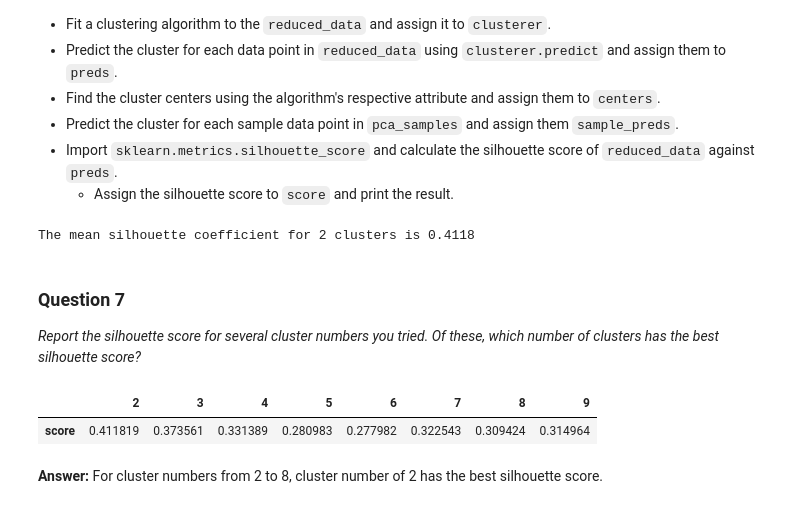
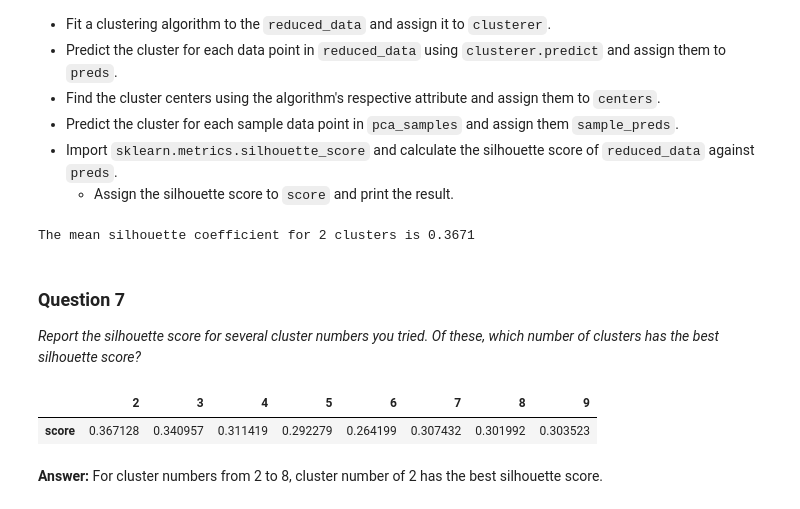
Before and after one commit to yanfei-wu/ml_udacity, a Jupyter notebook: customer_segments/customer_segments.ipynb, the cells around one changed output. Cells and saved outputs as stored; diff of their text form; code cells hidden in the pictures.

```diff
--- a/customer_segments/customer_segments.ipynb
+++ b/customer_segments/customer_segments.ipynb
@@ -446,27 +450,27 @@ centers = clusterer.means_
 sample_preds = clusterer.predict(pca_samples)
 
 # TODO: Calculate the mean silhouette coefficient for the number of clusters chosen
-score = silhouette_score(reduced_data, preds)
+score = silhouette_score(reduced_data, preds, metric='mahalanobis') # use same distance metric as GMM
 print("The mean silhouette coefficient for 2 clusters is {}".format(round(score, 4)))
 # %% [output]
-The mean silhouette coefficient for 2 clusters is 0.4118
+The mean silhouette coefficient for 2 clusters is 0.3671
 # %% [markdown]
 ### Question 7
 *Report the silhouette score for several cluster numbers you tried. Of these, which number of clusters has the best silhouette score?*
 # %%
 def try_cluster_numbers(max_cluster_number):
     '''output silhouette scores for cluster numbers from 2 to max_cluster_number'''
     score = {}
     for n in range(2, max_cluster_number + 1):
         clusterer = GMM(n_components=n, random_state=42)
         clusterer.fit(reduced_data)
         preds = clusterer.predict(reduced_data)
-        score[n] = silhouette_score(reduced_data, preds)
+        score[n] = silhouette_score(reduced_data, preds, metric='mahalanobis')
     return score
 pd.DataFrame(try_cluster_numbers(9), index=['score'])
 # %% [output]
 |  | 2 | 3 | 4 | 5 | 6 | 7 | 8 | 9 |
-| score | 0.411819 | 0.373561 | 0.331389 | 0.280983 | 0.277982 | 0.322543 | 0.309424 | 0.314964 |
+| score | 0.367128 | 0.340957 | 0.311419 | 0.292279 | 0.264199 | 0.307432 | 0.301992 | 0.303523 |
 # %% [markdown]
 **Answer:**
 For cluster numbers from 2 to 8, cluster number of 2 has the best silhouette score.
```
Also changed, not shown: parts of 3 cells of this notebook, 2 other files.
